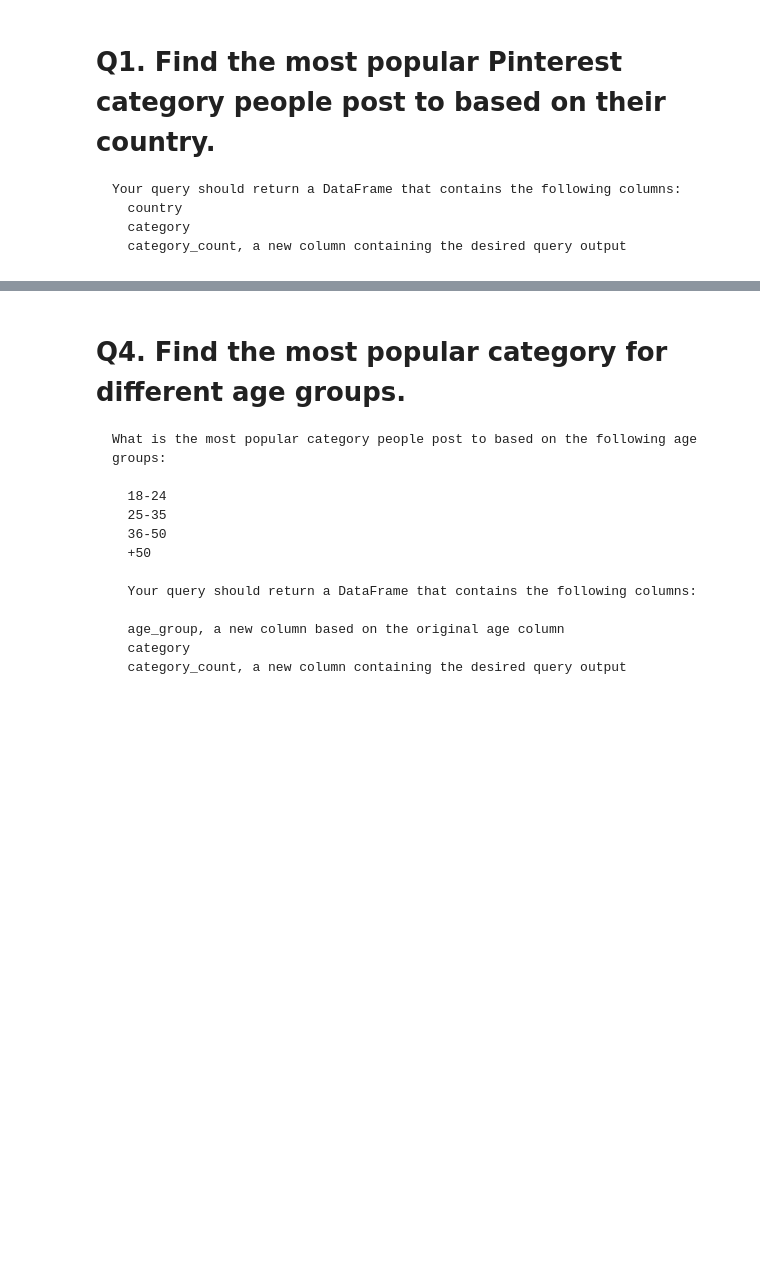
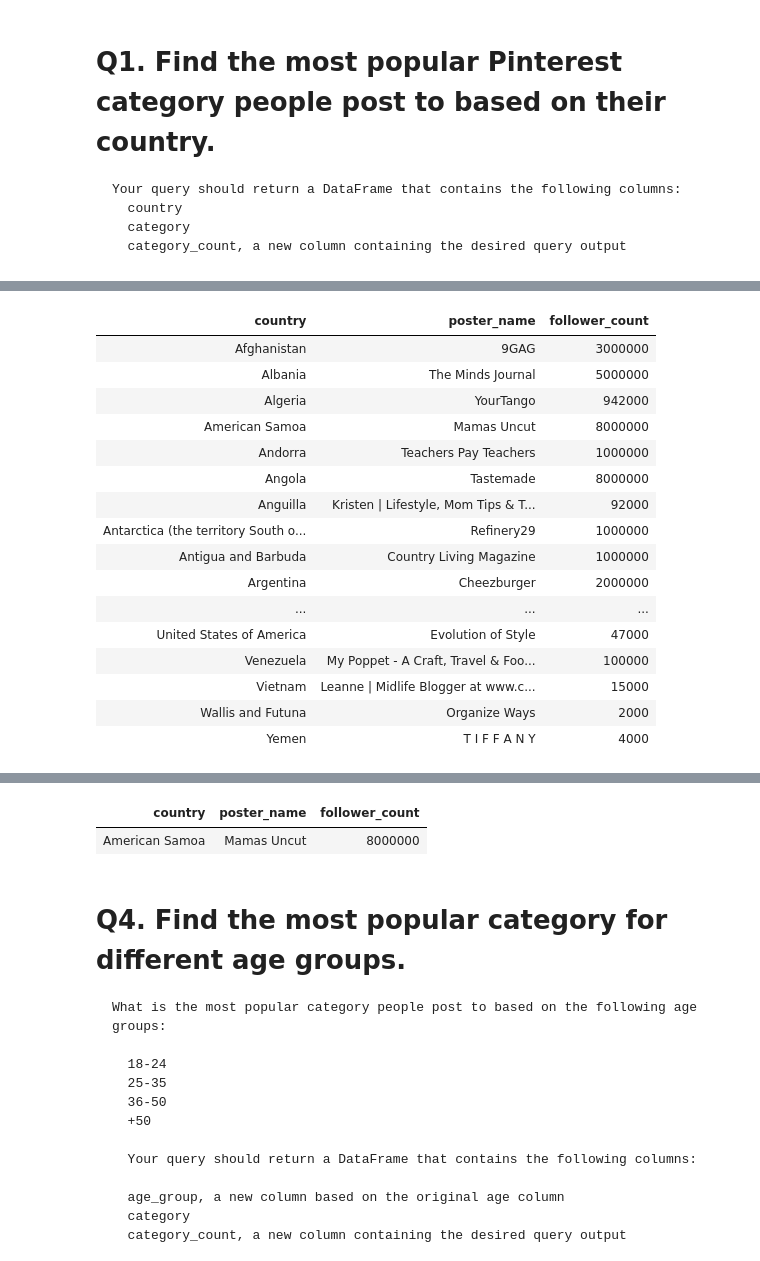
Before and after one commit to chemi5t/pinterest-data-pipeline905, a Jupyter notebook: databricks/_3_pinterest_queries.ipynb, the cells around one changed output, grey strips where cells are left out. Cells and saved outputs as stored; diff of their text form; code cells hidden in the pictures; blank space fills up the shorter version.

```diff
--- a/databricks/_3_pinterest_queries.ipynb
+++ b/databricks/_3_pinterest_queries.ipynb
@@ -185 +166,43 @@ df_pin_geo.show()
       This DataFrame should have only one entry.
+# %%
+# from pyspark.sql.functions import col
+# from pyspark.sql.window import Window
+
+# Q3. Find the user with the most followers in each country.
+
+    # Step 1: For each country find the user with the most followers.
+    #   Your query should return a DataFrame that contains the following columns:
+    #   country
+    #   poster_name
+    #   follower_count
+
+# Joining the two DataFrames
+df_pin_geo = df_pin.join(df_geo, df_pin["ind"] == df_geo["ind"], how="inner")
+
+# Find the country with the highest follower_count
+window_spec = Window.partitionBy("country").orderBy(col("follower_count").desc())
+
+df_pin_geo = df_pin_geo.withColumn("rank", row_number().over(window_spec)).filter(col("rank") == 1).drop("rank")
+df_max_followers_per_country = df_pin_geo.select("country", "poster_name", "follower_count")
+
+df_max_followers_per_country.show()
+display(df_max_followers_per_country)
+
+    # Step 2: Based on the above query, find the country with the user with most followers.
+    #   Your query should return a DataFrame that contains the following columns:
+    #   country
+    #   follower_count
+
+    #   This DataFrame should have only one entry.
+
+# Get the maximum follower count
+mask_most_followers = df_max_followers_per_country.agg(max("follower_count").alias("max_follower_count")).collect()[0]["max_follower_count"]
+
+print(mask_most_followers)
+
+# Filter the original DataFrame to find the country with with the maximum follower count
+df_country_with_max_followers = df_max_followers_per_country.filter(col("follower_count") == mask_most_followers).limit(1)
+
+df_country_with_max_followers.show()
+display(df_country_with_max_followers)
+# %% [output]
@@ -185,0 +210,17 @@ df_pin_geo.show()
+| country | poster_name | follower_count |
+| Afghanistan | 9GAG | 3000000 |
+| Albania | The Minds Journal | 5000000 |
+| Algeria | YourTango | 942000 |
+| American Samoa | Mamas Uncut | 8000000 |
+| Andorra | Teachers Pay Teachers | 1000000 |
+| Angola | Tastemade | 8000000 |
+| Anguilla | Kristen | Lifestyle, Mom Tips & T... | 92000 |
+| Antarctica (the territory South o... | Refinery29 | 1000000 |
+| Antigua and Barbuda | Country Living Magazine | 1000000 |
+| Argentina | Cheezburger | 2000000 |
+| ... | ... | ... |
+| United States of America | Evolution of Style | 47000 |
+| Venezuela | My Poppet - A Craft, Travel & Foo... | 100000 |
+| Vietnam | Leanne | Midlife Blogger at www.c... | 15000 |
+| Wallis and Futuna | Organize Ways | 2000 |
+| Yemen | T I F F A N Y | 4000 |
@@ -186,3 +228,5 @@ df_pin_geo.show()
+| country | poster_name | follower_count |
+| American Samoa | Mamas Uncut | 8000000 |
 # %% [markdown]
 # Q4. Find the most popular category for different age groups.
 
```
Also changed, not shown: parts of 21 cells of this notebook, 7 other files.
